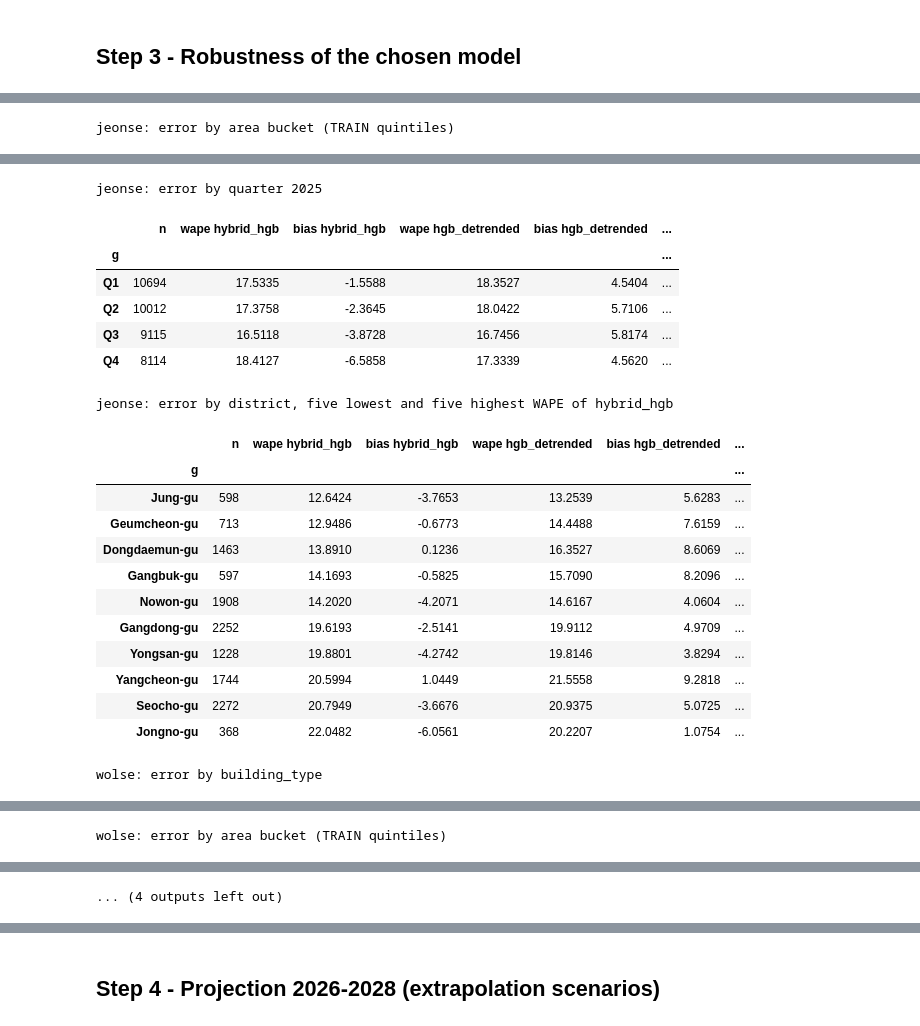
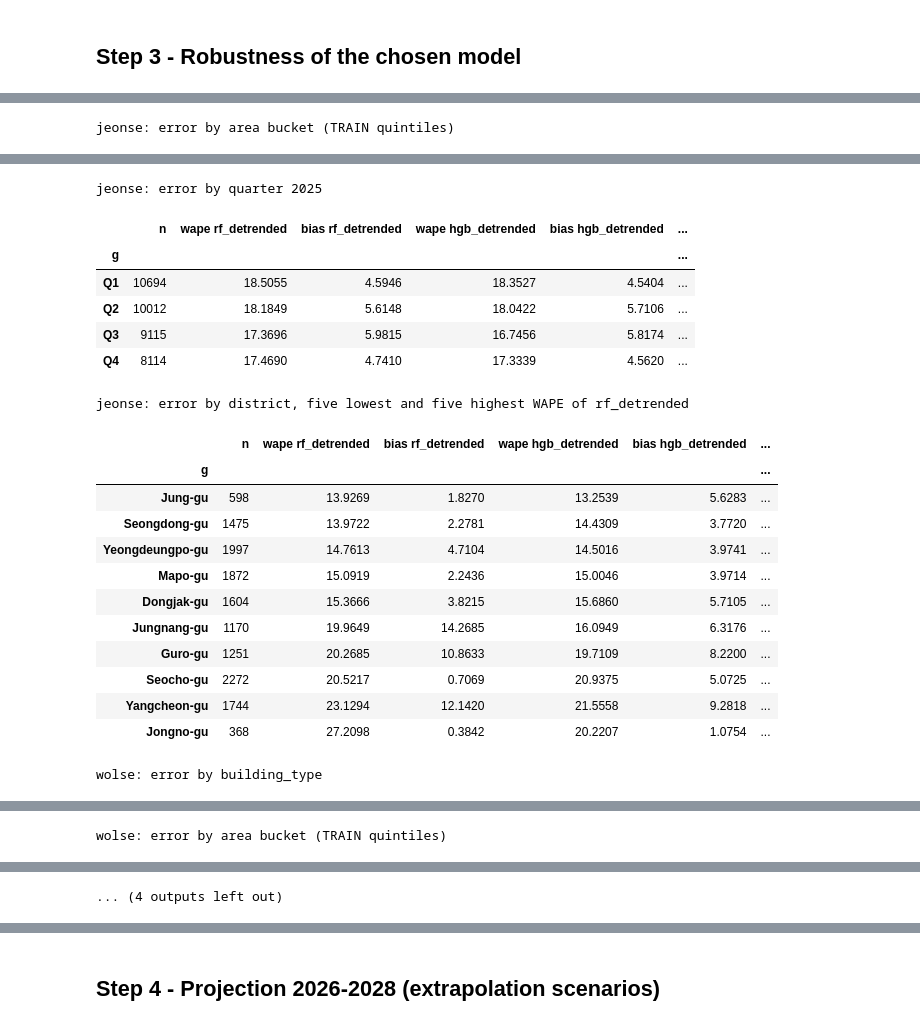
Before and after one commit to moliiner/rent_analysis_seoul, a Jupyter notebook: notebooks/09_model_comparison_projection.ipynb, the cells around one changed output, grey strips where cells are left out. Cells and saved outputs as stored; diff of their text form; code cells hidden in the pictures.

```diff
--- a/notebooks/09_model_comparison_projection.ipynb
+++ b/notebooks/09_model_comparison_projection.ipynb
@@ -308,0 +241,17 @@ wolse: statistical winner hgb_legal_dong: time handling = 'none', can extrapolat
+# %%
+pseudo_reports = {t: json.loads((config.METRICS_DIR / f'pseudotest_{t}.json').read_text(encoding='utf-8')) for t in config.TRACKS}
+proto = pseudo_reports['jeonse']['protocol']
+print('Pseudo-test windows (fit before / test year):', [(w['fit_before'], w['test_year']) for w in proto['windows']])
+print('Rule:', proto['rule'], '| tie break:', proto['tie_break'])
+selection, tables = {}, {}
+show_cols = ['model_id', 'family', 'extrapolation', 'behaviour', 'wape_pct', 'diff_vs_leader', 'se_diff', 'se_source', 'tie_with_leader', 'complexity']
+for track in config.TRACKS:
+    rep = pseudo_reports[track]; sel = rep['selection']
+    t_all, t_ext = pd.DataFrame(rep['table_unconstrained']), pd.DataFrame(rep['table_extrapolating'])
+    info = runs[runs['track'] == track].set_index('model_id')[['family', 'extrapolation', 'behaviour', 'can_extrapolate']]
+    tables[track] = t_all.merge(info, left_on='model_id', right_index=True)
+    selection[track] = {'leader': t_all.iloc[0]['model_id'], 'stat_winner': sel['unconstrained'], 'winner': sel['extrapolating'], 'ext_leader': t_ext.iloc[0]['model_id']}
+    print(f"{track}: pooled pseudo-test WAPE, all candidates -> leader {selection[track]['leader']}; one-SE tie set {sel['tie_set_unconstrained']}; selected = {sel['unconstrained']}")
+    display(tables[track][show_cols].head(8))
+    print(f"{track}: candidates whose projection extrapolates -> leader {selection[track]['ext_leader']}; one-SE tie set {sel['tie_set_extrapolating']}; chosen = {sel['extrapolating']}")
+    display(t_ext.merge(info, left_on='model_id', right_index=True)[show_cols].head(6))
@@ -308,0 +298,21 @@ wolse: statistical winner hgb_legal_dong: time handling = 'none', can extrapolat
+# %%
+rows = []
+for track in config.TRACKS:
+    for kind, new in [('unconstrained', selection[track]['stat_winner']), ('extrapolating', selection[track]['winner'])]:
+        for label, model_id in [('A: previous (2025-based)', protocol_a[track][kind]), ('B: current (pseudo-tests)', new)]:
+            r = runs[(runs['track'] == track) & (runs['model_id'] == model_id)].iloc[0]
+            rows.append({'track': track, 'selection': kind, 'protocol': label, 'model_id': model_id, 'behaviour': r['behaviour'],
+                         'wape_2025': r['wape_pct'], 'median_bias_2025': r['median_bias_pct'], 'aggregate_bias_2025': r['aggregate_bias_pct']})
+changes = pd.DataFrame(rows).set_index(['track', 'selection', 'protocol'])
+display(changes)
+for track in config.TRACKS:
+    for kind, new in [('unconstrained', selection[track]['stat_winner']), ('extrapolating', selection[track]['winner'])]:
+        old_id = protocol_a[track][kind]
+        print(f"{track} / {kind}: previous {old_id} -> current {new}: {'CHANGED' if old_id != new else 'unchanged'}")
+
+# cost of requiring extrapolation under the current protocol (reported on 2025, not used to choose)
+for track in config.TRACKS:
+    w, u, test = selection[track]['winner'], selection[track]['stat_winner'], data[track]['test']
+    res = conservative_wape_diff(y_test[track], preds[track][w], preds[track][u], test['contract_month'], test['district_name'])
+    print(f"{track}: 2025 WAPE {wape(y_test[track], preds[track][w]):.4f}% for {w} against {wape(y_test[track], preds[track][u]):.4f}% for {u}: "
+          f"difference {res['diff']:.4f} points, 95% interval {res['ci_low']:.4f} to {res['ci_high']:.4f} ({res['source']} blocks)")
@@ -310,11 +339,10 @@ wolse: statistical winner hgb_legal_dong: time handling = 'none', can extrapolat
 ## Step 3 - Robustness of the chosen model
 # %%
 for track in config.TRACKS:
-    t = tables[track]
-    ex = t[t['can_extrapolate']].sort_values('wape_pct')
+    ext_table = pd.DataFrame(pseudo_reports[track]['table_extrapolating'])
     winner = selection[track]['winner']
-    selection[track]['runner_up'] = next(m for m in ex['model_id'] if m != winner)
-    print(f"{track}: chosen {winner} | runner-up among extrapolating models {selection[track]['runner_up']} | unconstrained leader {selection[track]['stat_winner']}")
+    selection[track]['runner_up'] = next(m for m in ext_table['model_id'] if m != winner)
+    print(f"{track}: chosen {winner} | runner-up among the models that extrapolate (pseudo-test order) {selection[track]['runner_up']} | unconstrained choice {selection[track]['stat_winner']}")
 
 groups = {}
 for track in config.TRACKS:
@@ -360,21 +388,21 @@ jeonse: error by area bucket (TRAIN quintiles)
 jeonse: error by quarter 2025
-|  | n | wape hybrid_hgb | bias hybrid_hgb | wape hgb_detrended | bias hgb_detrended | ... |
+|  | n | wape rf_detrended | bias rf_detrended | wape hgb_detrended | bias hgb_detrended | ... |
 | g |  |  |  |  |  | ... |
-| Q1 | 10694 | 17.5335 | -1.5588 | 18.3527 | 4.5404 | ... |
-| Q2 | 10012 | 17.3758 | -2.3645 | 18.0422 | 5.7106 | ... |
-| Q3 | 9115 | 16.5118 | -3.8728 | 16.7456 | 5.8174 | ... |
-| Q4 | 8114 | 18.4127 | -6.5858 | 17.3339 | 4.5620 | ... |
+| Q1 | 10694 | 18.5055 | 4.5946 | 18.3527 | 4.5404 | ... |
+| Q2 | 10012 | 18.1849 | 5.6148 | 18.0422 | 5.7106 | ... |
+| Q3 | 9115 | 17.3696 | 5.9815 | 16.7456 | 5.8174 | ... |
+| Q4 | 8114 | 17.4690 | 4.7410 | 17.3339 | 4.5620 | ... |
-jeonse: error by district, five lowest and five highest WAPE of hybrid_hgb
+jeonse: error by district, five lowest and five highest WAPE of rf_detrended
-|  | n | wape hybrid_hgb | bias hybrid_hgb | wape hgb_detrended | bias hgb_detrended | ... |
+|  | n | wape rf_detrended | bias rf_detrended | wape hgb_detrended | bias hgb_detrended | ... |
 | g |  |  |  |  |  | ... |
-| Jung-gu | 598 | 12.6424 | -3.7653 | 13.2539 | 5.6283 | ... |
-| Geumcheon-gu | 713 | 12.9486 | -0.6773 | 14.4488 | 7.6159 | ... |
-| Dongdaemun-gu | 1463 | 13.8910 | 0.1236 | 16.3527 | 8.6069 | ... |
-| Gangbuk-gu | 597 | 14.1693 | -0.5825 | 15.7090 | 8.2096 | ... |
-| Nowon-gu | 1908 | 14.2020 | -4.2071 | 14.6167 | 4.0604 | ... |
-| Gangdong-gu | 2252 | 19.6193 | -2.5141 | 19.9112 | 4.9709 | ... |
-| Yongsan-gu | 1228 | 19.8801 | -4.2742 | 19.8146 | 3.8294 | ... |
-| Yangcheon-gu | 1744 | 20.5994 | 1.0449 | 21.5558 | 9.2818 | ... |
-| Seocho-gu | 2272 | 20.7949 | -3.6676 | 20.9375 | 5.0725 | ... |
-| Jongno-gu | 368 | 22.0482 | -6.0561 | 20.2207 | 1.0754 | ... |
+| Jung-gu | 598 | 13.9269 | 1.8270 | 13.2539 | 5.6283 | ... |
+| Seongdong-gu | 1475 | 13.9722 | 2.2781 | 14.4309 | 3.7720 | ... |
+| Yeongdeungpo-gu | 1997 | 14.7613 | 4.7104 | 14.5016 | 3.9741 | ... |
+| Mapo-gu | 1872 | 15.0919 | 2.2436 | 15.0046 | 3.9714 | ... |
+| Dongjak-gu | 1604 | 15.3666 | 3.8215 | 15.6860 | 5.7105 | ... |
+| Jungnang-gu | 1170 | 19.9649 | 14.2685 | 16.0949 | 6.3176 | ... |
+| Guro-gu | 1251 | 20.2685 | 10.8633 | 19.7109 | 8.2200 | ... |
+| Seocho-gu | 2272 | 20.5217 | 0.7069 | 20.9375 | 5.0725 | ... |
+| Yangcheon-gu | 1744 | 23.1294 | 12.1420 | 21.5558 | 9.2818 | ... |
+| Jongno-gu | 368 | 27.2098 | 0.3842 | 20.2207 | 1.0754 | ... |
 wolse: error by building_type
```
Also changed, not shown: parts of 52 cells of this notebook, 33 other files.
